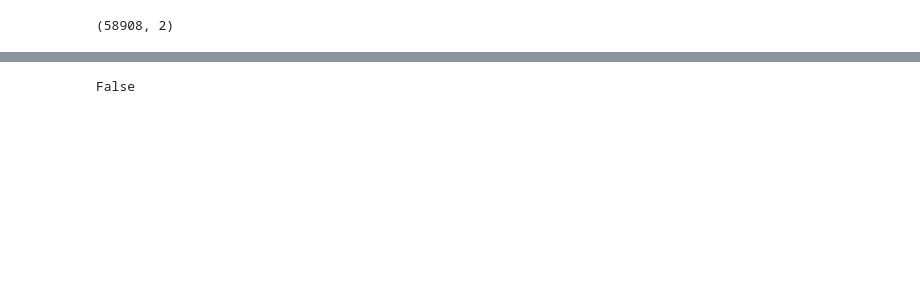
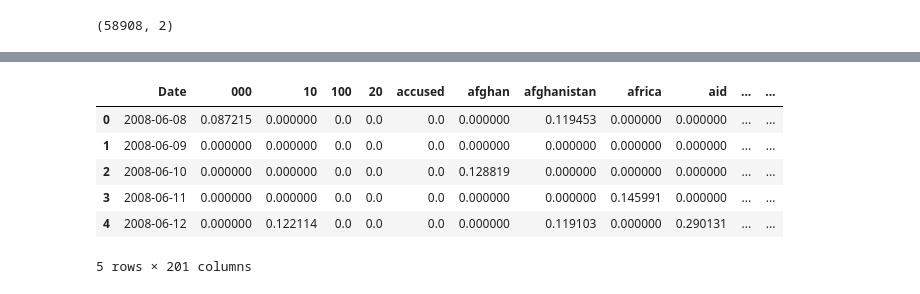
Before and after one commit to mackdelany/NLP-stock-price-prediction, a Jupyter notebook: notebooks/News Processing.ipynb, the cells around one changed output, grey strips where cells are left out. Cells and saved outputs as stored; diff of their text form; code cells hidden in the pictures; blank space fills up the shorter version.

```diff
--- a/notebooks/News Processing.ipynb
+++ b/notebooks/News Processing.ipynb
@@ -120,7 +34,13 @@ text_features = pd.concat([pd.Series(news.Date.unique()).to_frame(), text_featur
-# %%
-text_features.isna().any().any()
-# %% [output]
-False
+# %%
+text_features.head()
+# %% [output]
+|  | Date | 000 | 10 | 100 | 20 | accused | afghan | afghanistan | africa | aid | ... | ... |
+| 0 | 2008-06-08 | 0.087215 | 0.000000 | 0.0 | 0.0 | 0.0 | 0.000000 | 0.119453 | 0.000000 | 0.000000 | ... | ... |
+| 1 | 2008-06-09 | 0.000000 | 0.000000 | 0.0 | 0.0 | 0.0 | 0.000000 | 0.000000 | 0.000000 | 0.000000 | ... | ... |
+| 2 | 2008-06-10 | 0.000000 | 0.000000 | 0.0 | 0.0 | 0.0 | 0.128819 | 0.000000 | 0.000000 | 0.000000 | ... | ... |
+| 3 | 2008-06-11 | 0.000000 | 0.000000 | 0.0 | 0.0 | 0.0 | 0.000000 | 0.000000 | 0.145991 | 0.000000 | ... | ... |
+| 4 | 2008-06-12 | 0.000000 | 0.122114 | 0.0 | 0.0 | 0.0 | 0.000000 | 0.119103 | 0.000000 | 0.290131 | ... | ... |
+5 rows × 201 columns
 # %%
 export = labels[['Date', 'Label']]
 # %%
```
Also changed, not shown: parts of 15 cells of this notebook, 1 other file.
